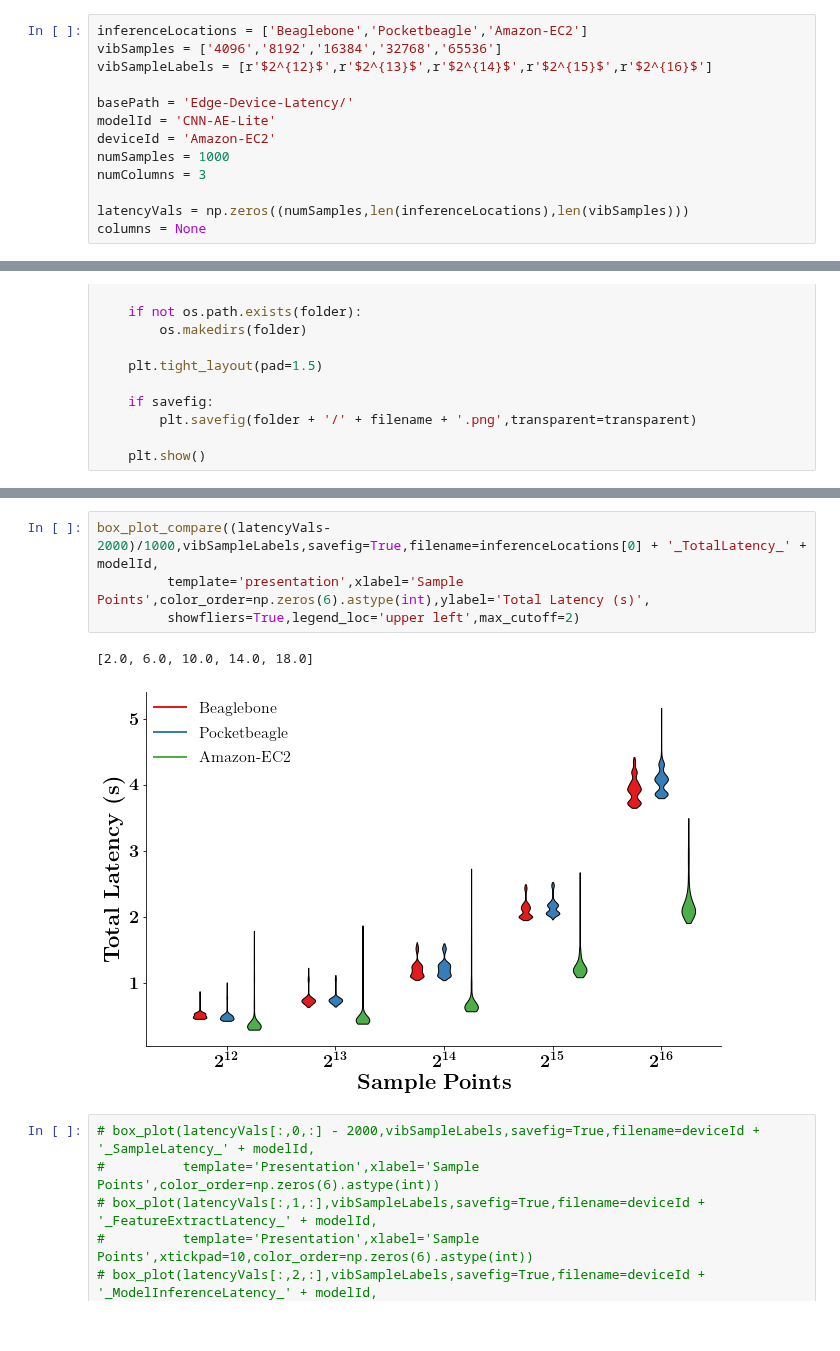
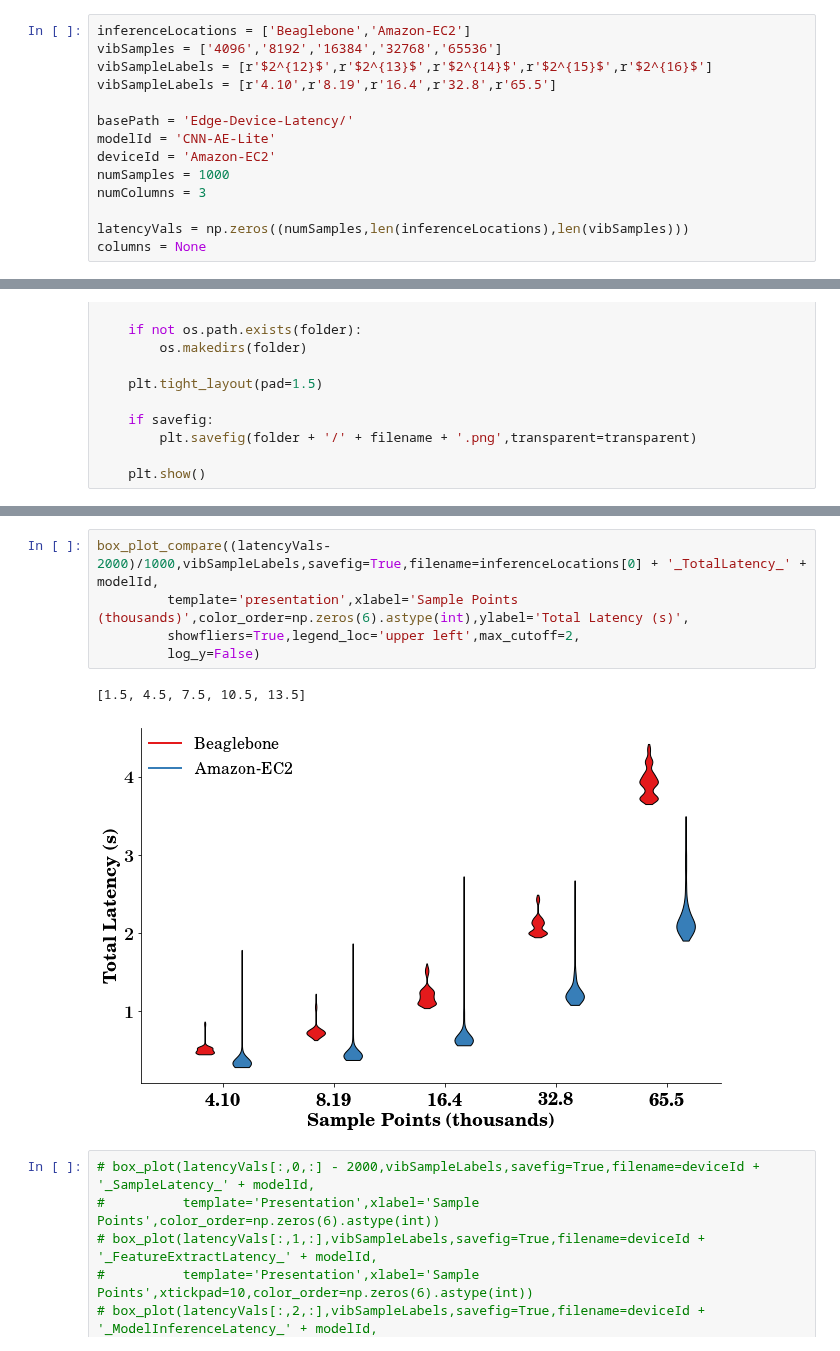
Before and after one commit to danielnewman09/Dissertation, a Jupyter notebook: Dissertation-Notebooks/Chapter-5/Total_Latency_Analysis.ipynb, the cells around one changed output, grey strips where cells are left out. Cells and saved outputs as stored; diff of their text form.

```diff
--- a/Dissertation-Notebooks/Chapter-5/Latency_Analysis.ipynb
+++ b/Dissertation-Notebooks/Chapter-5/Total_Latency_Analysis.ipynb
@@ -25,7 +25,8 @@ print(mpl.__version__)
 # %%
-inferenceLocations = ['Beaglebone','Pocketbeagle','Amazon-EC2']
+inferenceLocations = ['Beaglebone','Amazon-EC2']
 vibSamples = ['4096','8192','16384','32768','65536']
 vibSampleLabels = [r'$2^{12}$',r'$2^{13}$',r'$2^{14}$',r'$2^{15}$',r'$2^{16}$']
+vibSampleLabels = [r'4.10',r'8.19',r'16.4',r'32.8',r'65.5']
 
 basePath = 'Edge-Device-Latency/'
 modelId = 'CNN-AE-Lite'
@@ -257,10 +224,11 @@ array([[0, 1, 2, 3, 4],
 # %%
 box_plot_compare((latencyVals-2000)/1000,vibSampleLabels,savefig=True,filename=inferenceLocations[0] + '_TotalLatency_' + modelId,
-         template='presentation',xlabel='Sample Points',color_order=np.zeros(6).astype(int),ylabel='Total Latency (s)',
-         showfliers=True,legend_loc='upper left',max_cutoff=2)
+         template='presentation',xlabel='Sample Points (thousands)',color_order=np.zeros(6).astype(int),ylabel='Total Latency (s)',
+         showfliers=True,legend_loc='upper left',max_cutoff=2,
+         log_y=False)
 # %% [output]
-[2.0, 6.0, 10.0, 14.0, 18.0]
+[1.5, 4.5, 7.5, 10.5, 13.5]
-[figure, old version]
+[figure, new version]
 # %%
 # box_plot(latencyVals[:,0,:] - 2000,vibSampleLabels,savefig=True,filename=deviceId + '_SampleLatency_' + modelId,
 #          template='Presentation',xlabel='Sample Points',color_order=np.zeros(6).astype(int))
```
Also changed, not shown: parts of 11 cells of this notebook, 22 other files.
